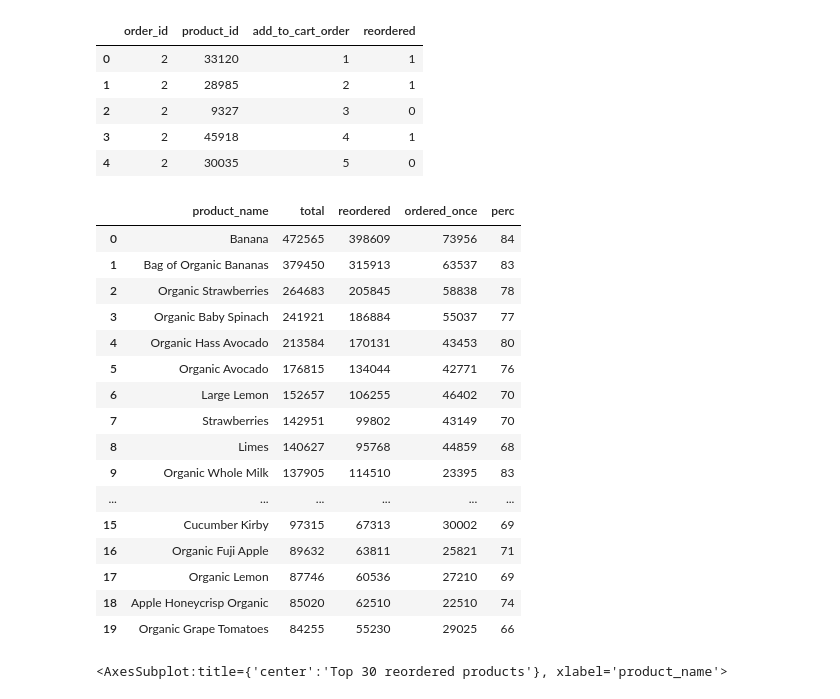
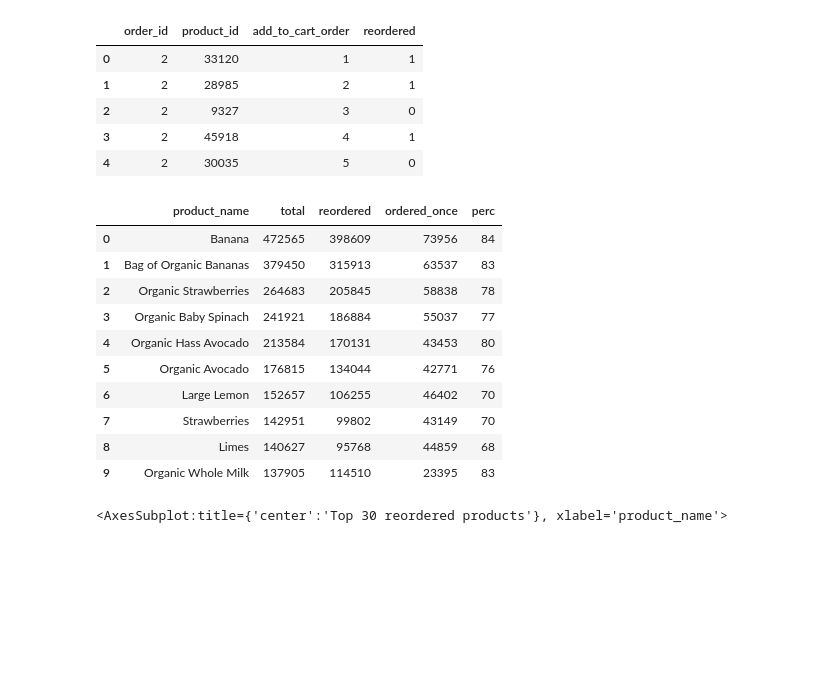
Before and after one commit to kwonowk/market-basket-analysis, a Jupyter notebook: instacart_analysis.ipynb, the cells around one changed output. Cells and saved outputs as stored; diff of their text form; code cells hidden in the pictures; blank space fills up the shorter version.

```diff
--- a/instacart_analysis.ipynb
+++ b/instacart_analysis.ipynb
@@ -14,6 +14,5 @@ aisles = pd.read_csv('aisles.csv')
 departments = pd.read_csv('departments.csv')
 orders = pd.read_csv('orders.csv')
 products = pd.read_csv('products.csv')
-order_products_prior = pd.read_csv('order_products__prior.csv')
-# order_products_train = pd.read_csv('order_products__train.csv') # to be used later
+order_products = pd.read_csv('order_products__prior.csv')
 # %%
@@ -228,7 +227,7 @@ order_products_prior.head()
 | 4 | 2 | 30035 | 5 | 0 |
 # %%
 # Which products are frequently reordered?
-reorders = order_products_prior.groupby(['product_id'], as_index=False)\
+reorders = order_products.groupby(['product_id'], as_index=False)\
                     .agg(total = ('reordered','count'), reordered = ('reordered','sum')) \
                     .merge(products, on = 'product_id', how = 'left')\
                     .set_index('product_name')[['total','reordered']]
@@ -237,25 +236,19 @@ reorders['ordered_once'] = reorders['total']-reorders['reordered']
 reorders['perc'] = reorders['reordered'] / reorders['total']*100
 reorders_30 = reorders.loc[reorders['reordered'] != 0].sort_values(by = 'total', ascending = False).head(30)
 # %%
-reorders_30.reset_index().head(20)
+reorders_30.reset_index().head(10)
 # %% [output]
 |  | product_name | total | reordered | ordered_once | perc |
 | 0 | Banana | 472565 | 398609 | 73956 | 84 |
 | 1 | Bag of Organic Bananas | 379450 | 315913 | 63537 | 83 |
 | 2 | Organic Strawberries | 264683 | 205845 | 58838 | 78 |
 | 3 | Organic Baby Spinach | 241921 | 186884 | 55037 | 77 |
 | 4 | Organic Hass Avocado | 213584 | 170131 | 43453 | 80 |
 | 5 | Organic Avocado | 176815 | 134044 | 42771 | 76 |
 | 6 | Large Lemon | 152657 | 106255 | 46402 | 70 |
 | 7 | Strawberries | 142951 | 99802 | 43149 | 70 |
 | 8 | Limes | 140627 | 95768 | 44859 | 68 |
 | 9 | Organic Whole Milk | 137905 | 114510 | 23395 | 83 |
-| ... | ... | ... | ... | ... | ... |
-| 15 | Cucumber Kirby | 97315 | 67313 | 30002 | 69 |
-| 16 | Organic Fuji Apple | 89632 | 63811 | 25821 | 71 |
-| 17 | Organic Lemon | 87746 | 60536 | 27210 | 69 |
-| 18 | Apple Honeycrisp Organic | 85020 | 62510 | 22510 | 74 |
-| 19 | Organic Grape Tomatoes | 84255 | 55230 | 29025 | 66 |
 # %%
 reorders_30.reset_index()[['product_name','reordered','ordered_once']].plot(x = 'product_name', kind = 'bar', stacked = True, title = "Top 30 reordered products")
 # %% [output]
```
Also changed, not shown: parts of 25 cells of this notebook.
